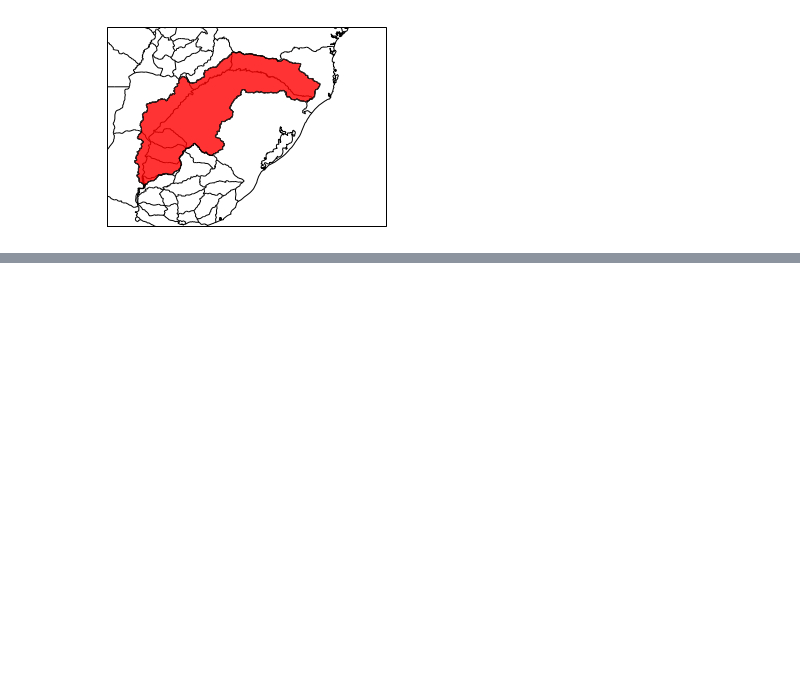
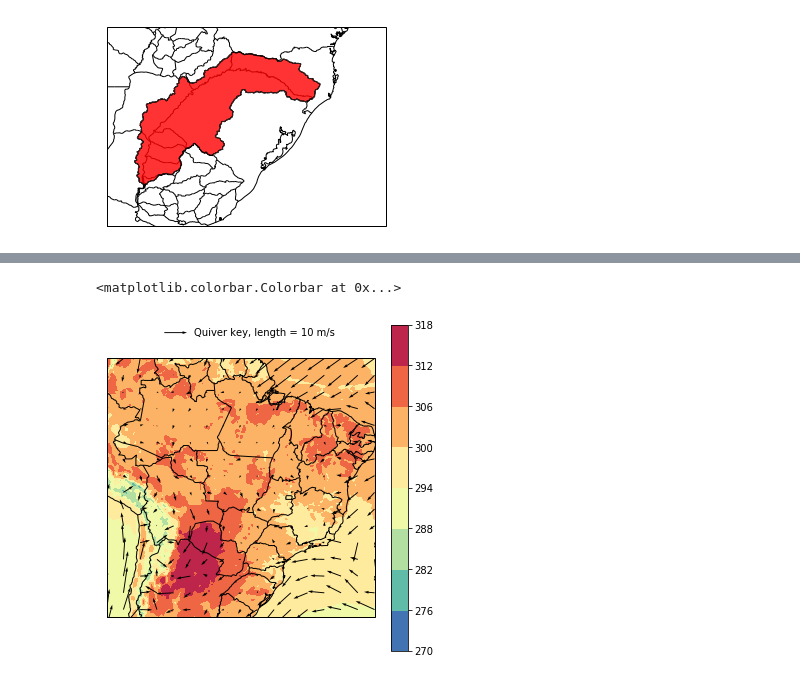
Before and after one commit to rafaelcabreu/PythonTutorial, a Jupyter notebook: 04_xarray_cartopy.ipynb, the cells around one changed output, grey strips where cells are left out. Drawn from its saved outputs; the diff is of its cells as text; code cells hidden in the pictures; blank space fills up the shorter version.

```diff
--- a/04_xarray_cartopy.ipynb
+++ b/04_xarray_cartopy.ipynb
@@ -547,0 +577,17 @@ ax.add_geometries(shp, ccrs.PlateCarree(), edgecolor='k', facecolor='red', alpha
+# %%
+fig, ax = plt.subplots(figsize=(6,6), subplot_kw={'projection': ccrs.PlateCarree()})
+
+lons, lats = np.meshgrid(ds['lon'], ds['lat'])
+
+skip = 10
+
+cf = ax.contourf(lons, lats, ds['tmax'].isel(time=0), cmap='Spectral_r')
+qv = ax.quiver(lons[::skip, ::skip], lats[::skip, ::skip],
+               ds['10u'].isel(time=0)[::skip, ::skip], ds['10v'].isel(time=0)[::skip, ::skip])
+ax.quiverkey(qv, X=0.3, Y=1.1, U=10, label='Quiver key, length = 10 m/s', labelpos='E')
+
+my_features(ax, [-75, -35, -32, 5], '50m')
+plt.colorbar(cf, ax=ax)
+# %% [output]
+<matplotlib.colorbar.Colorbar at 0x...>
+[figure, added]
```
Also changed, not shown: parts of 18 cells of this notebook, 1 other file.
